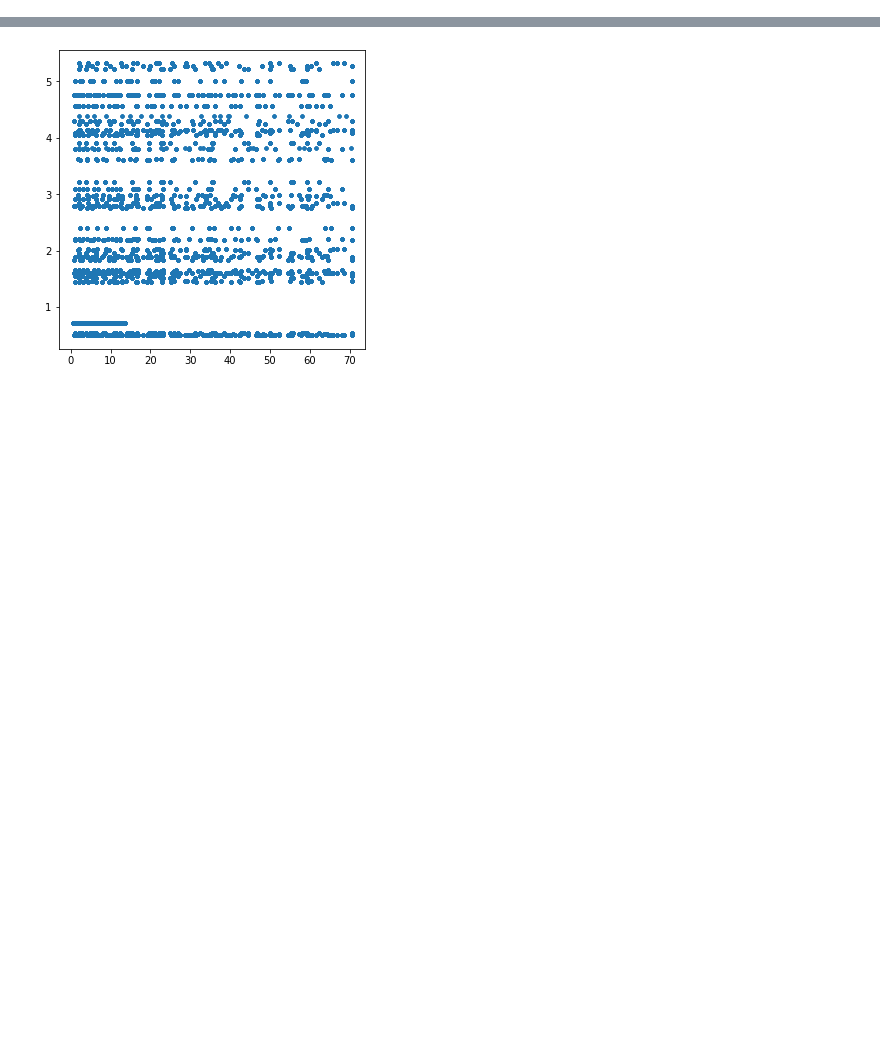
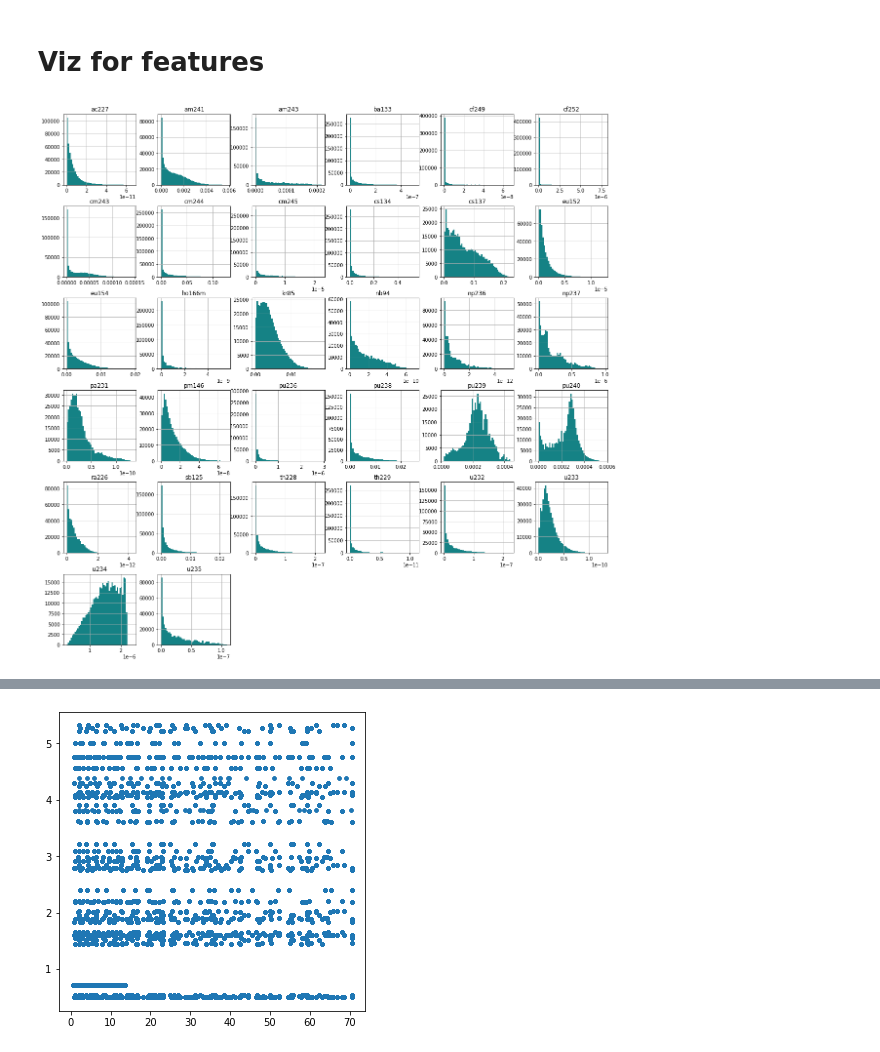
Before and after one commit to opotowsky/process_results, a Jupyter notebook: histograms_viz.ipynb, the cells around one changed output, grey strips where cells are left out. Drawn from its saved outputs; the diff is of its cells as text; code cells hidden in the pictures; blank space fills up the shorter version.

Commit message:
more hists for features now too

```diff
--- a/histograms_viz.ipynb
+++ b/histograms_viz.ipynb
@@ -30,0 +32,11 @@ trainXY.sample(2)
+# %% [markdown]
+# Viz for features
+# %%
+lbls = ['ReactorType', 'CoolingTime', 'Enrichment', 'Burnup', 'OrigenReactor', 'AvgPowerDensity', 'ModDensity', 'UiWeight']
+# %%
+trainX = trainXY.drop(lbls, axis=1)
+# %%
+trainX.hist(layout=(6,6), bins=50, color=colors['MTeal'], figsize=(20, 20))
+plt.savefig('./plots/histograms_trainset_features.png', bbox_inches='tight', transparent=True)
+# %% [output]
+[figure, added]
```
Also changed, not shown: parts of 8 cells of this notebook.
